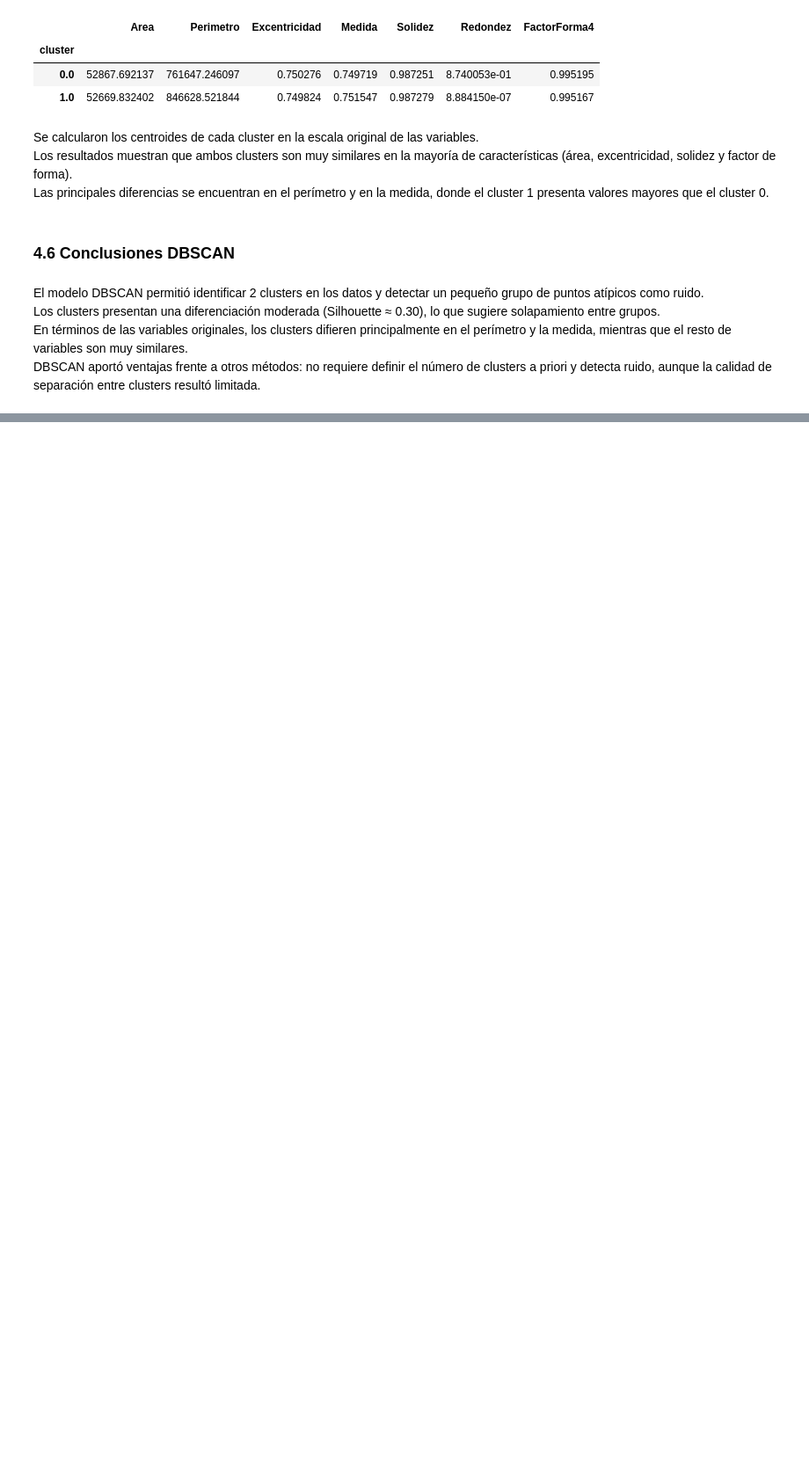
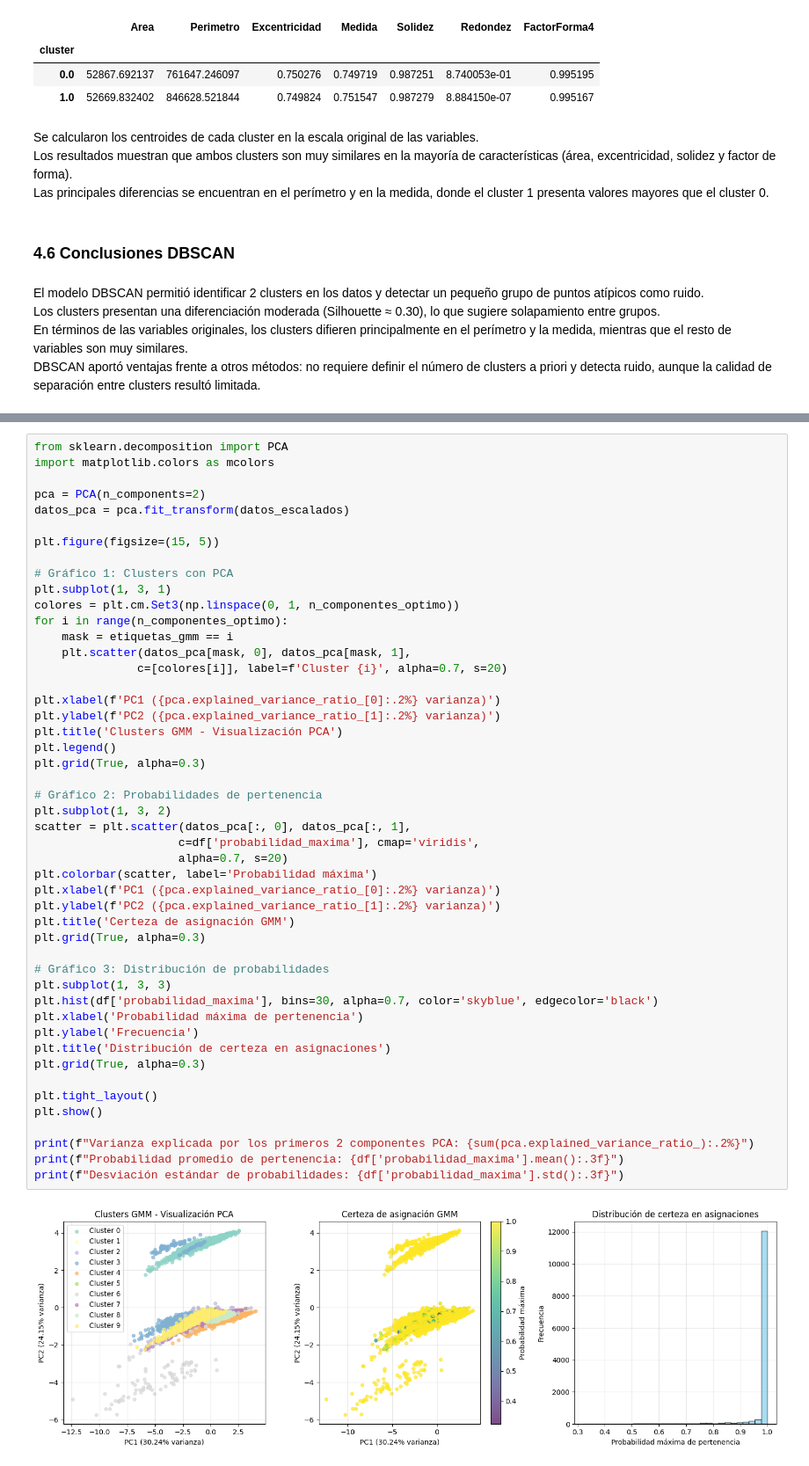
Before and after one commit to aneira3/Laboratorio2_BI, a Jupyter notebook: lab2.ipynb, the cells around one changed output, grey strips where cells are left out. Shown at 88% size. Cells and saved outputs as stored; diff of their text form; blank space fills up the shorter version.

```diff
--- a/lab2.ipynb
+++ b/lab2.ipynb
@@ -668,0 +777,50 @@ DBSCAN aportó ventajas frente a otros métodos: no requiere definir el número
+# %%
+from sklearn.decomposition import PCA
+import matplotlib.colors as mcolors
+
+pca = PCA(n_components=2)
+datos_pca = pca.fit_transform(datos_escalados)
+
+plt.figure(figsize=(15, 5))
+
+# Gráfico 1: Clusters con PCA
+plt.subplot(1, 3, 1)
+colores = plt.cm.Set3(np.linspace(0, 1, n_componentes_optimo))
+for i in range(n_componentes_optimo):
+    mask = etiquetas_gmm == i
+    plt.scatter(datos_pca[mask, 0], datos_pca[mask, 1],
+               c=[colores[i]], label=f'Cluster {i}', alpha=0.7, s=20)
+
+plt.xlabel(f'PC1 ({pca.explained_variance_ratio_[0]:.2%} varianza)')
+plt.ylabel(f'PC2 ({pca.explained_variance_ratio_[1]:.2%} varianza)')
+plt.title('Clusters GMM - Visualización PCA')
+plt.legend()
+plt.grid(True, alpha=0.3)
+
+# Gráfico 2: Probabilidades de pertenencia
+plt.subplot(1, 3, 2)
+scatter = plt.scatter(datos_pca[:, 0], datos_pca[:, 1],
+                     c=df['probabilidad_maxima'], cmap='viridis',
+                     alpha=0.7, s=20)
+plt.colorbar(scatter, label='Probabilidad máxima')
+plt.xlabel(f'PC1 ({pca.explained_variance_ratio_[0]:.2%} varianza)')
+plt.ylabel(f'PC2 ({pca.explained_variance_ratio_[1]:.2%} varianza)')
+plt.title('Certeza de asignación GMM')
+plt.grid(True, alpha=0.3)
+
+# Gráfico 3: Distribución de probabilidades
+plt.subplot(1, 3, 3)
+plt.hist(df['probabilidad_maxima'], bins=30, alpha=0.7, color='skyblue', edgecolor='black')
+plt.xlabel('Probabilidad máxima de pertenencia')
+plt.ylabel('Frecuencia')
+plt.title('Distribución de certeza en asignaciones')
+plt.grid(True, alpha=0.3)
+
+plt.tight_layout()
+plt.show()
+
+print(f"Varianza explicada por los primeros 2 componentes PCA: {sum(pca.explained_variance_ratio_):.2%}")
+print(f"Probabilidad promedio de pertenencia: {df['probabilidad_maxima'].mean():.3f}")
+print(f"Desviación estándar de probabilidades: {df['probabilidad_maxima'].std():.3f}")
+# %% [output]
+[figure, added]
```
Also changed, not shown: parts of 21 cells of this notebook.
